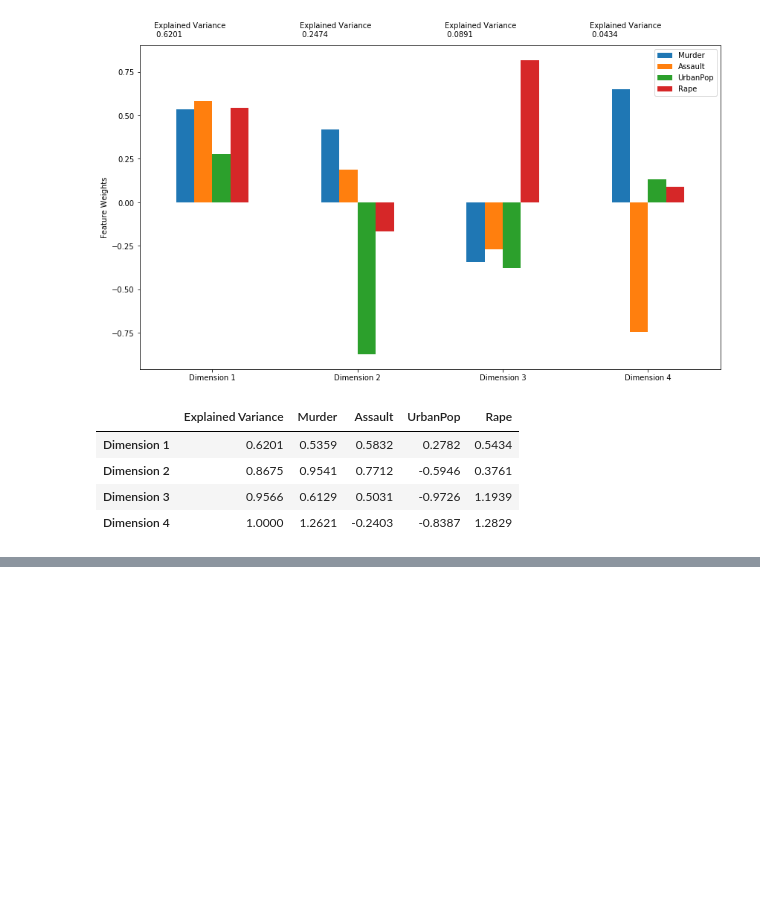
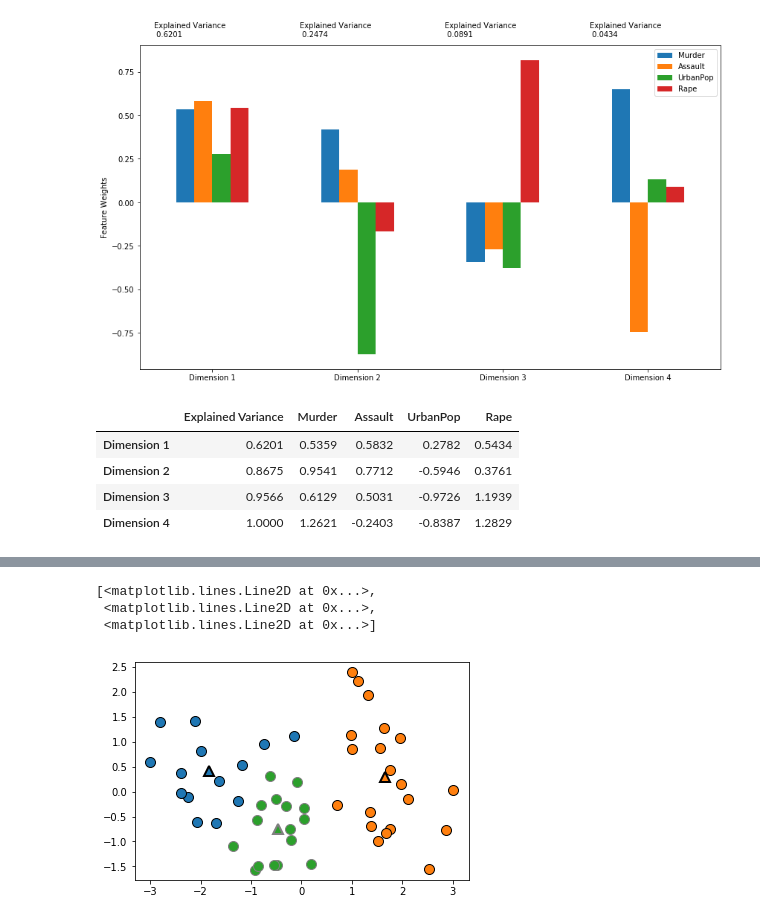
Before and after one commit to parksunwoo/dbs_zero2all, a Jupyter notebook: 5th_week/01_PCA_Kmeans.ipynb, the cells around one changed output, grey strips where cells are left out. Drawn from its saved outputs; the diff is of its cells as text; code cells hidden in the pictures; blank space fills up the shorter version.

```diff
--- a/5th_week/01_PCA_Kmeans.ipynb
+++ b/5th_week/01_PCA_Kmeans.ipynb
@@ -128,0 +184,19 @@ pca_results.cumsum()
+# %%
+data = usarr_scaled
+pca = PCA(n_components=2).fit(data)
+reduced_data = pca.transform(data)
+# pca_samples = pca.transform(data)
+reduced_data = pd.DataFrame(reduced_data, columns = ['Dimension 1', 'Dimension 2'])
+# %%
+X = reduced_data
+kmeans = KMeans(n_clusters=3)
+kmeans.fit(X)
+y_kmeans = kmeans.predict(X)
+
+mglearn.discrete_scatter(X.values[:, 0], X.values[:, 1], kmeans.labels_, markers='o')
+mglearn.discrete_scatter(kmeans.cluster_centers_[:, 0], kmeans.cluster_centers_[:, 1], [0, 1, 2], markers='^', markeredgewidth=2)
+# %% [output]
+[<matplotlib.lines.Line2D at 0x...>,
+ <matplotlib.lines.Line2D at 0x...>,
+ <matplotlib.lines.Line2D at 0x...>]
+[figure, added]
```
Also changed, not shown: parts of 12 cells of this notebook.
